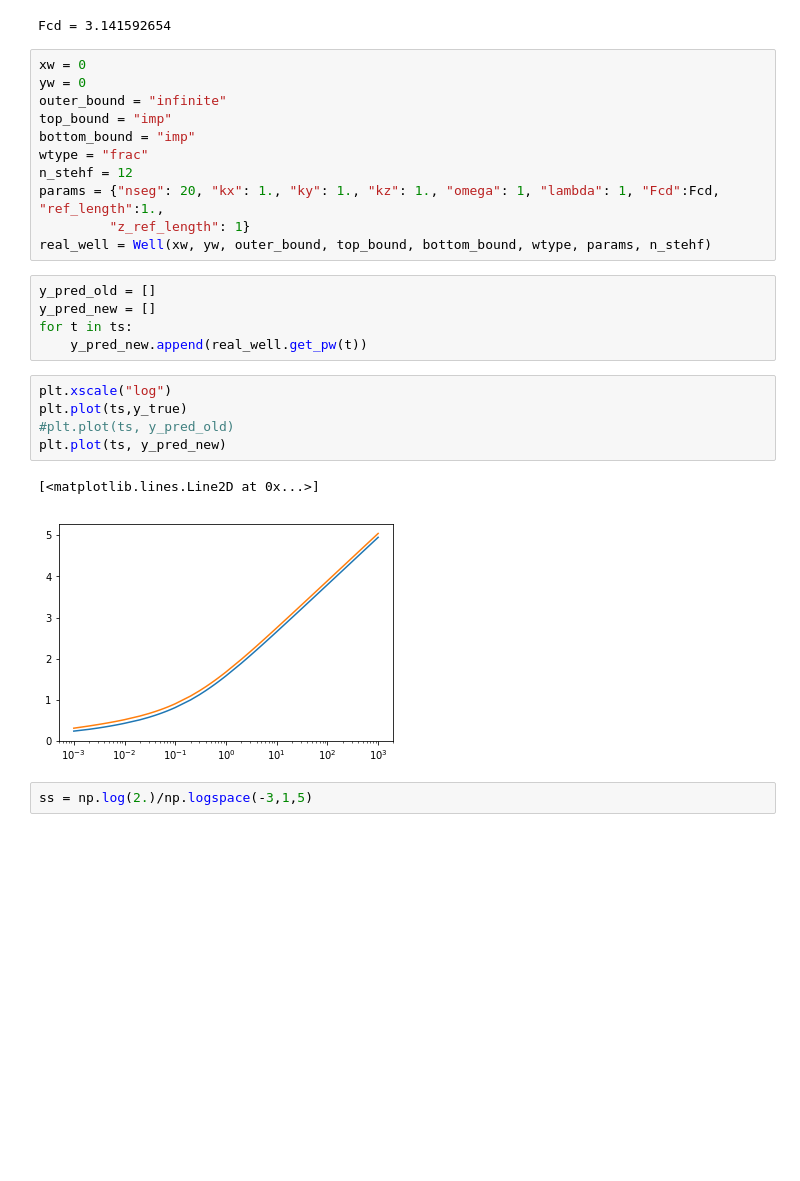
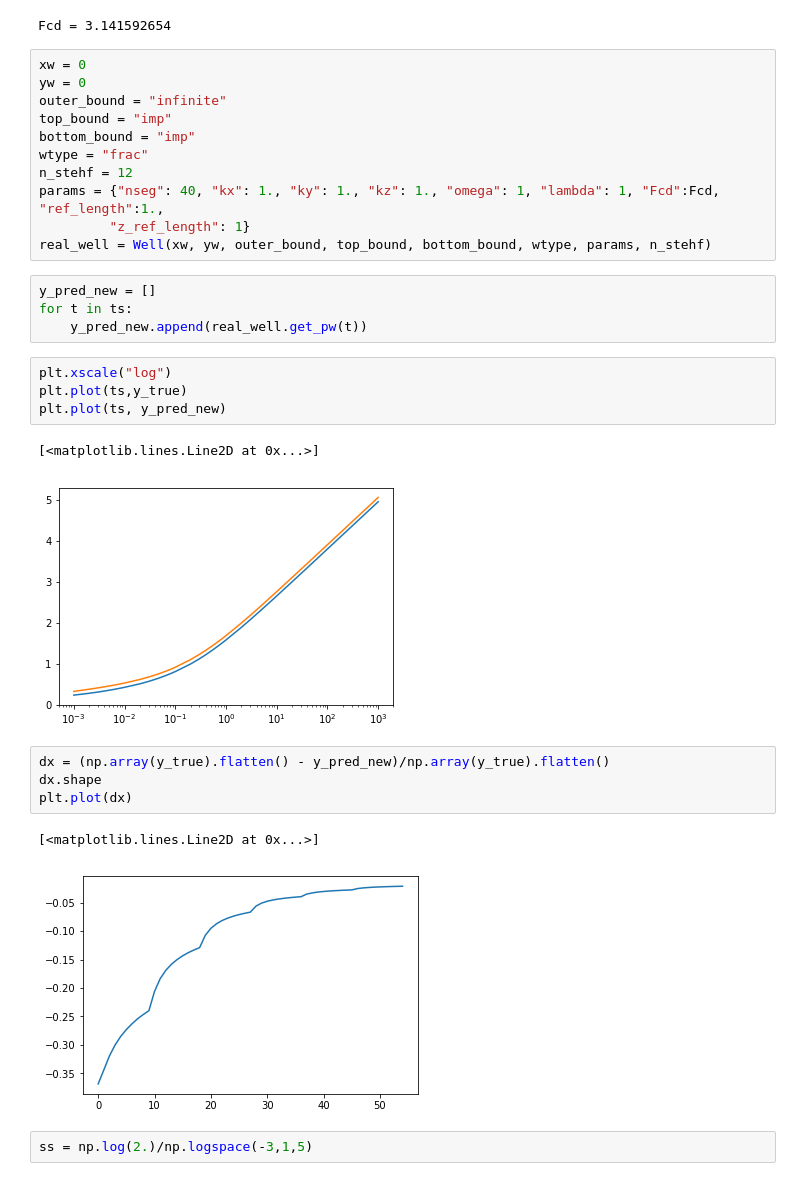
Before and after one commit to dmitrydi/pd_lapl, a Jupyter notebook: old_vs_new.ipynb, the cells around one changed output. Drawn from its saved outputs; the diff is of its cells as text; blank space fills up the shorter version.

```diff
--- a/old_vs_new.ipynb
+++ b/old_vs_new.ipynb
@@ -38,22 +38,27 @@ top_bound = "imp"
 bottom_bound = "imp"
 wtype = "frac"
 n_stehf = 12
-params = {"nseg": 20, "kx": 1., "ky": 1., "kz": 1., "omega": 1, "lambda": 1, "Fcd":Fcd, "ref_length":1.,
+params = {"nseg": 40, "kx": 1., "ky": 1., "kz": 1., "omega": 1, "lambda": 1, "Fcd":Fcd, "ref_length":1.,
          "z_ref_length": 1}
 real_well = Well(xw, yw, outer_bound, top_bound, bottom_bound, wtype, params, n_stehf)
 # %%
-y_pred_old = []
 y_pred_new = []
 for t in ts:
     y_pred_new.append(real_well.get_pw(t))
 # %%
 plt.xscale("log")
 plt.plot(ts,y_true)
-#plt.plot(ts, y_pred_old)
 plt.plot(ts, y_pred_new)
 # %% [output]
 [<matplotlib.lines.Line2D at 0x...>]
 [figure]
+# %%
+dx = (np.array(y_true).flatten() - y_pred_new)/np.array(y_true).flatten()
+dx.shape
+plt.plot(dx)
+# %% [output]
+[<matplotlib.lines.Line2D at 0x...>]
+[figure, added]
 # %%
 ss = np.log(2.)/np.logspace(-3,1,5)
 # %%
```
Also changed, not shown: parts of 3 cells of this notebook, 2 other files.
